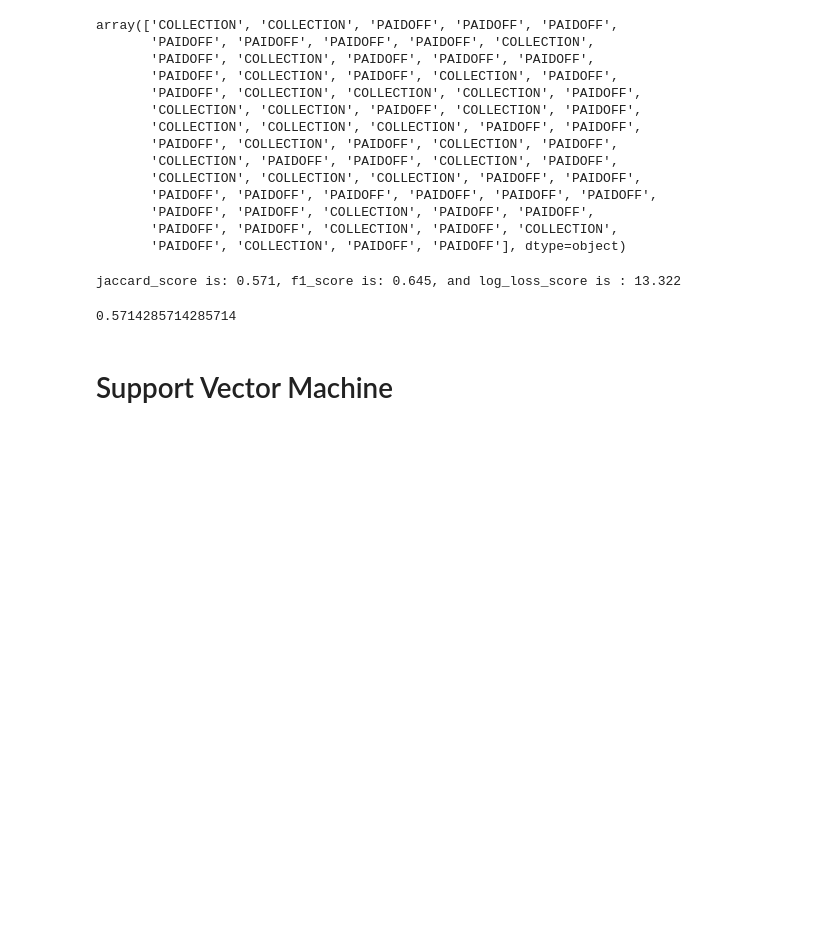
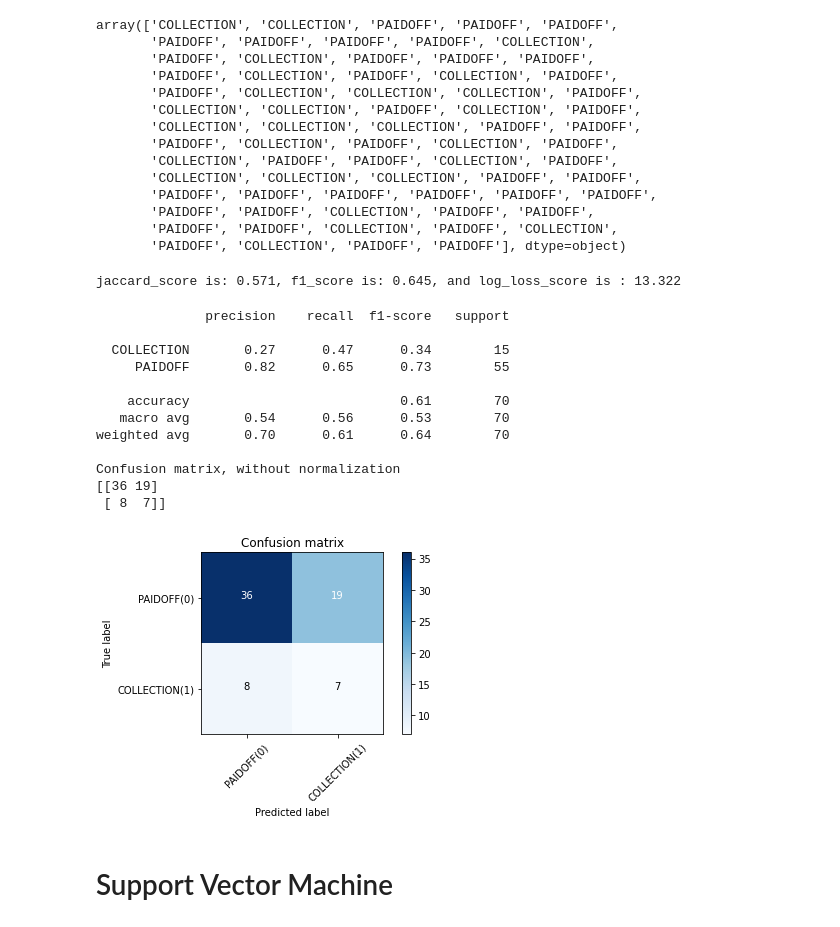
Before and after one commit to zendegani/LoanDefaultPrediction, a Jupyter notebook: Loan Default Prediction.ipynb, the cells around one changed output. Saved outputs shown, nothing was run; the diff lists cells and outputs as text; code cells hidden in the pictures; blank space fills up the shorter version.

```diff
--- a/Loan Default Prediction.ipynb
+++ b/Loan Default Prediction.ipynb
@@ -469,11 +469,32 @@ array(['COLLECTION', 'COLLECTION', 'PAIDOFF', 'PAIDOFF', 'PAIDOFF',
 print_score(score(y_test, yhat))
 # %% [output]
 jaccard_score is: 0.571, f1_score is: 0.645, and log_loss_score is : 13.322
-# %%
-score_jaccard = jaccard_score(y_test, yhat,pos_label='PAIDOFF')
-print(score_jaccard)
-# %% [output]
-0.5714285714285714
+# %%
+# Compute confusion matrix
+# labels=[0,1]
+labels=['PAIDOFF','COLLECTION']
+cnf_matrix = confusion_matrix(y_test, yhat, labels=labels)
+np.set_printoptions(precision=2)
+
+print (classification_report(y_test, yhat))
+
+# Plot non-normalized confusion matrix
+plt.figure()
+plot_confusion_matrix(cnf_matrix, classes=['PAIDOFF(0)','COLLECTION(1)'],normalize= False,  title='Confusion matrix')
+# %% [output]
+              precision    recall  f1-score   support
+
+  COLLECTION       0.27      0.47      0.34        15
+     PAIDOFF       0.82      0.65      0.73        55
+
+    accuracy                           0.61        70
+   macro avg       0.54      0.56      0.53        70
+weighted avg       0.70      0.61      0.64        70
+
+Confusion matrix, without normalization
+[[36 19]
+ [ 8  7]]
+[figure, added]
 # %% [markdown]
 # Support Vector Machine
 # %%
```
Also changed, not shown: parts of 21 cells of this notebook, 1 other file.
